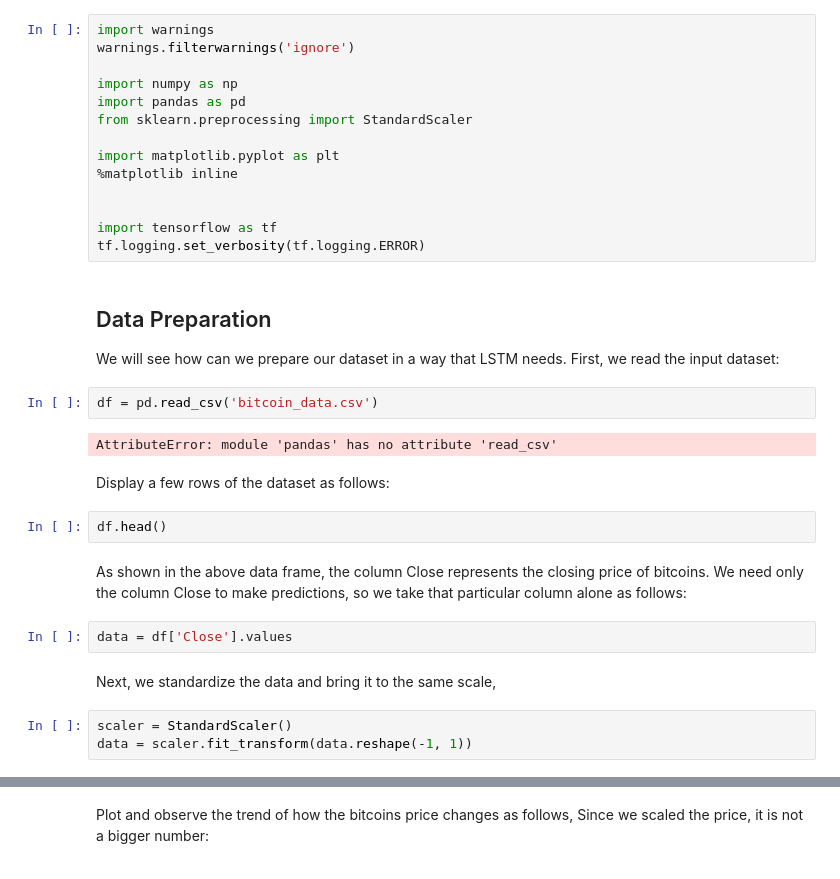
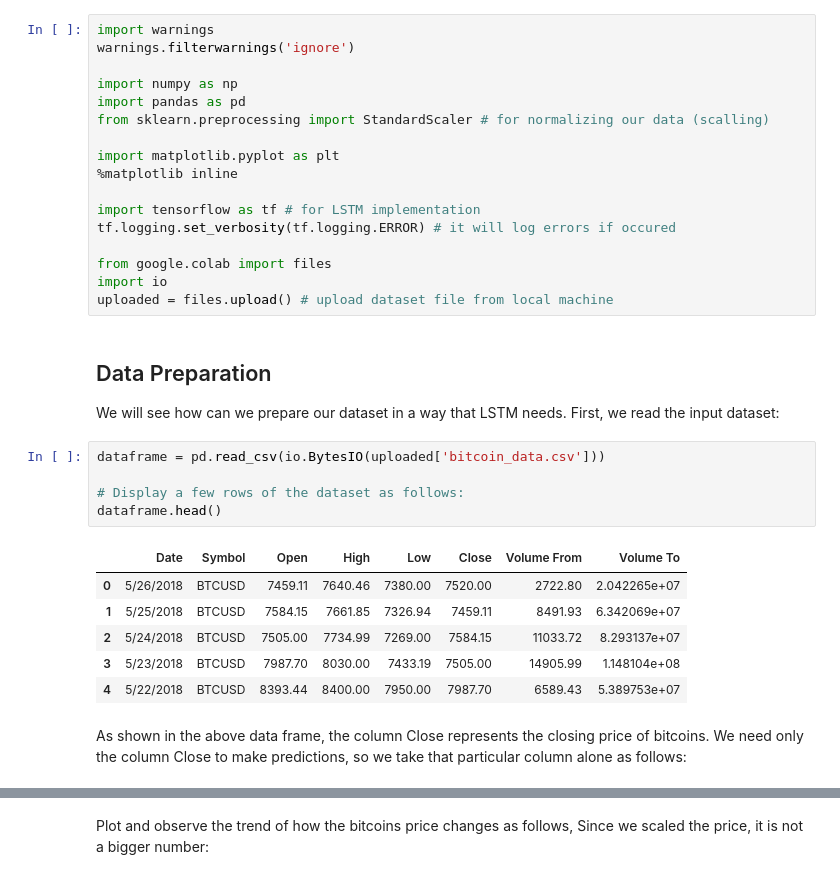
Before and after one commit to Toma1997/AI-Agent-for-Stock-Market, a Jupyter notebook: Bitcoin_prediction_with_LSTM.ipynb, the cells around one changed output, grey strips where cells are left out. Drawn from its saved outputs; the diff is of its cells as text.

Commit message:
Added commands for uploading data, fixed errors

```diff
--- a/Bitcoin_prediction_with_LSTM.ipynb
+++ b/Bitcoin_prediction_with_LSTM.ipynb
@@ -14,32 +9,32 @@ warnings.filterwarnings('ignore')
 
 import numpy as np
 import pandas as pd
-from sklearn.preprocessing import StandardScaler
+from sklearn.preprocessing import StandardScaler # for normalizing our data (scalling)
 
 import matplotlib.pyplot as plt
 %matplotlib inline
 
+import tensorflow as tf # for LSTM implementation
+tf.logging.set_verbosity(tf.logging.ERROR) # it will log errors if occured
 
-import tensorflow as tf
-tf.logging.set_verbosity(tf.logging.ERROR)
+from google.colab import files
+import io
+uploaded = files.upload() # upload dataset file from local machine
 # %% [markdown]
 ## Data Preparation
 
 We will see how can we prepare our dataset in a way that LSTM needs. First, we read the input dataset:
-# %%
-df = pd.read_csv('bitcoin_data.csv')
-# %% [output]
-AttributeError: module 'pandas' has no attribute 'read_csv'
-# %% [markdown]
-Display a few rows of the dataset as follows:
-# %%
-df.head()
+# %%
+dataframe = pd.read_csv(io.BytesIO(uploaded['bitcoin_data.csv']))
+
+# Display a few rows of the dataset as follows:
+dataframe.head()
+# %% [output]
+|  | Date | Symbol | Open | High | Low | Close | Volume From | Volume To |
+| 0 | 5/26/2018 | BTCUSD | 7459.11 | 7640.46 | 7380.00 | 7520.00 | 2722.80 | 2.042265e+07 |
+| 1 | 5/25/2018 | BTCUSD | 7584.15 | 7661.85 | 7326.94 | 7459.11 | 8491.93 | 6.342069e+07 |
+| 2 | 5/24/2018 | BTCUSD | 7505.00 | 7734.99 | 7269.00 | 7584.15 | 11033.72 | 8.293137e+07 |
+| 3 | 5/23/2018 | BTCUSD | 7987.70 | 8030.00 | 7433.19 | 7505.00 | 14905.99 | 1.148104e+08 |
+| 4 | 5/22/2018 | BTCUSD | 8393.44 | 8400.00 | 7950.00 | 7987.70 | 6589.43 | 5.389753e+07 |
 # %% [markdown]
 As shown in the above data frame, the column Close represents the closing price of bitcoins. We need only the column Close to make predictions, so we take that particular column alone as follows:
-# %%
-data = df['Close'].values
-# %% [markdown]
-Next, we standardize the data and bring it to the same scale,
-# %%
-scaler = StandardScaler()
-data = scaler.fit_transform(data.reshape(-1, 1))
```
Also changed, not shown: parts of 30 cells of this notebook, 1 other file.
